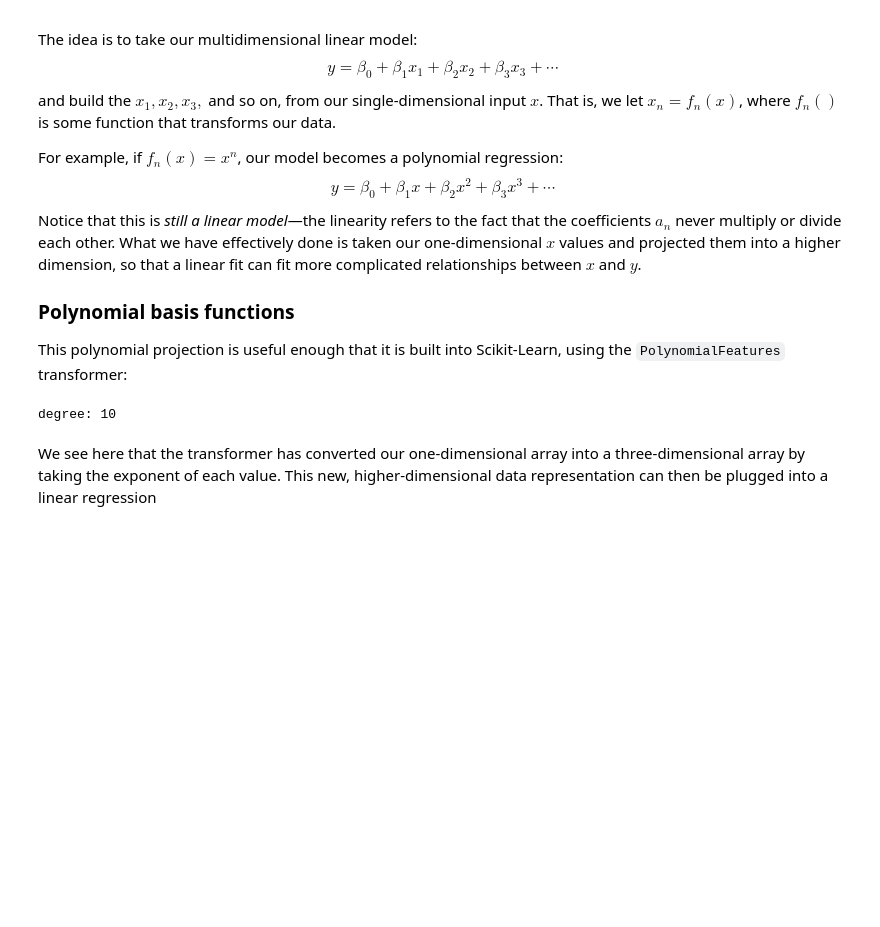
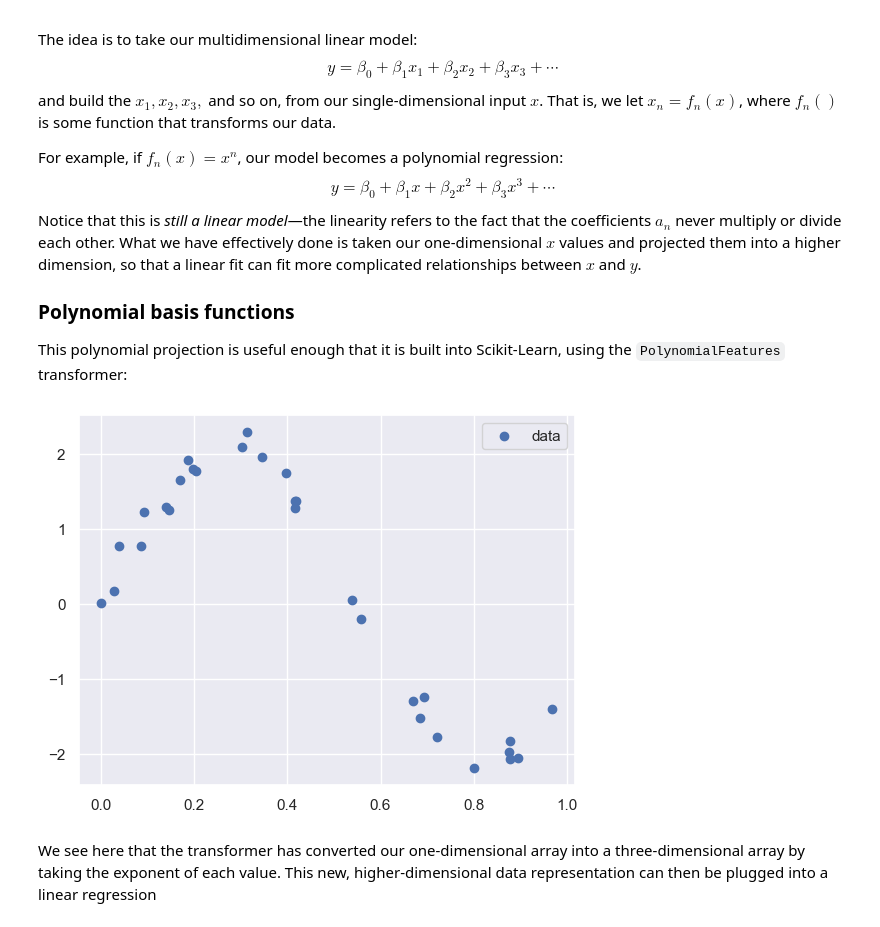
Before and after one commit to amigourou/machine-learning-course, a Jupyter notebook: ML-advanced/TD1/lab1.ipynb, the cells around one changed output. Cells and saved outputs as stored; diff of their text form; code cells hidden in the pictures; blank space fills up the shorter version.

```diff
--- a/ML-advanced/TD1/lab1.ipynb
+++ b/ML-advanced/TD1/lab1.ipynb
@@ -154,14 +154,18 @@ What we have effectively done is taken our one-dimensional $x$ values and projec
 ### Polynomial basis functions
 
 This polynomial projection is useful enough that it is built into Scikit-Learn, using the ``PolynomialFeatures`` transformer:
-# %%
-from sklearn.preprocessing import PolynomialFeatures
-x = np.array([2, 3, 4])
-poly = PolynomialFeatures(10, include_bias=False) # with or without intercept
-poly.fit_transform(x[:, None])
-print("degree:",poly.degree)
-# %% [output]
-degree: 10
+# %%
+from sklearn.preprocessing import PolynomialFeatures
+
+rng = np.random.RandomState(1)
+x = rng.rand(30)
+y = 2 * np.sin(1.8*np.pi*x) + 0.2 * rng.randn(30)
+
+plt.scatter(x, y, label="data")
+plt.legend()
+plt.show()
+# %% [output]
+[figure, added]
 # %% [markdown]
 We see here that the transformer has converted our one-dimensional array into a three-dimensional array by taking the exponent of each value.
 This new, higher-dimensional data representation can then be plugged into a linear regression
```
Also changed, not shown: parts of 24 cells of this notebook.
